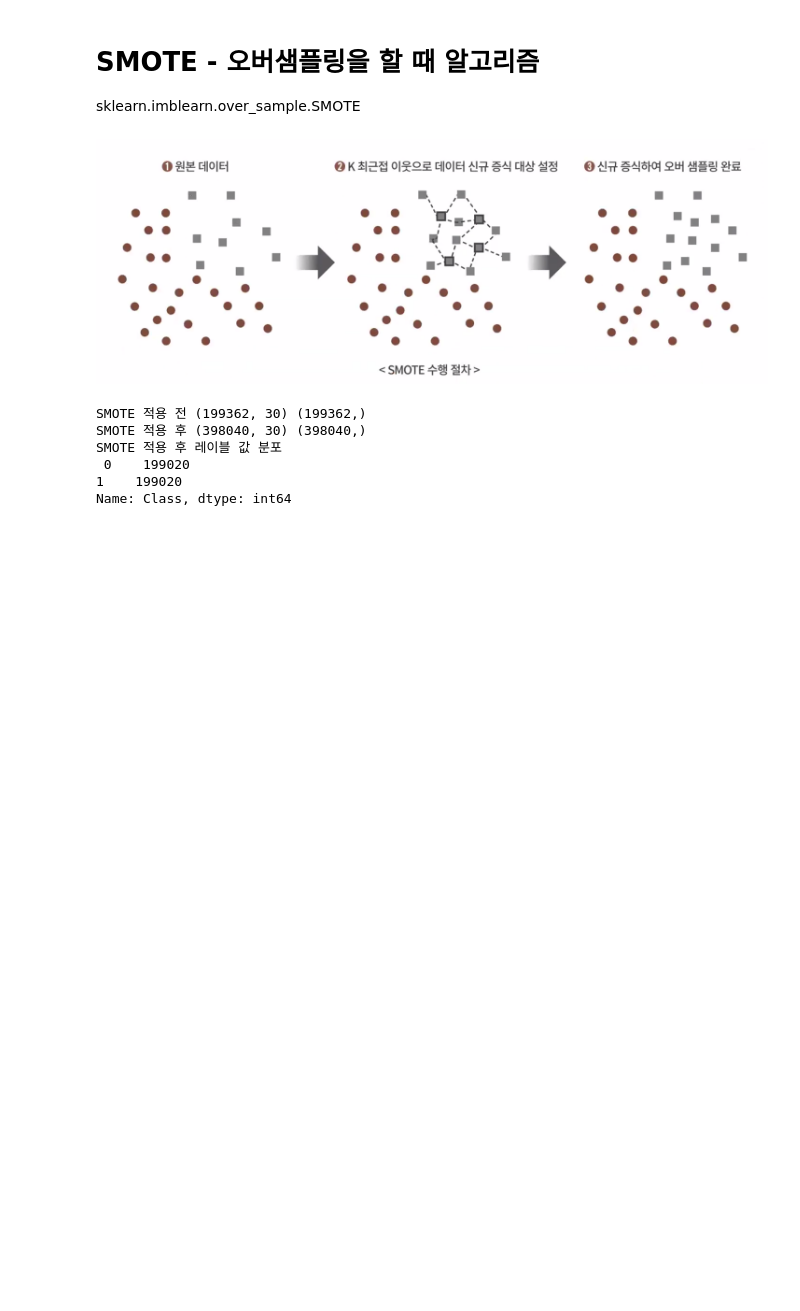
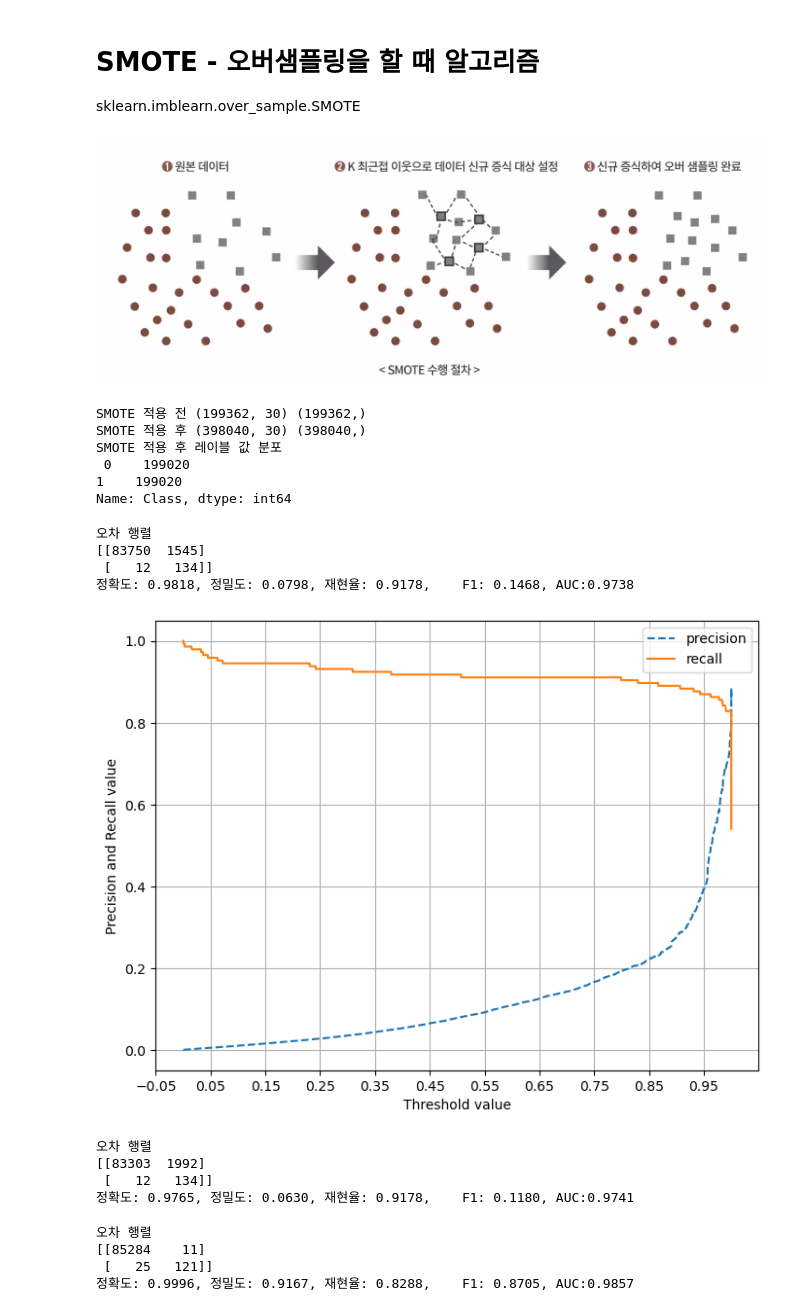
Before and after one commit to ZeroJoon2/MachineLearning, a Jupyter notebook: 15. 신용카드위조감지(선생님코드).ipynb, the cells around one changed output. Drawn from its saved outputs; the diff is of its cells as text; code cells hidden in the pictures; blank space fills up the shorter version.

```diff
--- a/15. 신용카드위조감지(선생님코드).ipynb
+++ b/15. 신용카드위조감지(선생님코드).ipynb
@@ -286,3 +286,75 @@ SMOTE 적용 후 레이블 값 분포
  0    199020
 1    199020
 Name: Class, dtype: int64
+# %%
+lr_clf = LogisticRegression(max_iter = 1000)
+
+get_model_train_eval(lr_clf
+                     , ftr_train = X_train_over
+                     , ftr_test = X_test
+                     , tgt_train = y_train_over
+                     , tgt_test = y_test
+                     )
+# %% [output]
+오차 행렬
+[[83750  1545]
+ [   12   134]]
+정확도: 0.9818, 정밀도: 0.0798, 재현율: 0.9178,    F1: 0.1468, AUC:0.9738
+# %%
+from sklearn.metrics import precision_recall_curve
+
+def precision_recall_curve_plot(y_test=None, pred_proba_c1=None):
+    # threshold ndarray와 이 threshold에 따른 정밀도, 재현율 ndarray 추출.
+    precisions, recalls, thresholds = precision_recall_curve( y_test, pred_proba_c1)
+
+    # X축을 threshold값으로, Y축은 정밀도, 재현율 값으로 각각 Plot 수행. 정밀도는 점선으로 표시
+    plt.figure(figsize=(8,6))
+    threshold_boundary = thresholds.shape[0]
+    plt.plot(thresholds, precisions[0:threshold_boundary], linestyle='--', label='precision')
+    plt.plot(thresholds, recalls[0:threshold_boundary],label='recall')
+
+    # threshold 값 X 축의 Scale을 0.1 단위로 변경
+    start, end = plt.xlim()
+    plt.xticks(np.round(np.arange(start, end, 0.1),2))
+
+    # x축, y축 label과 legend, 그리고 grid 설정
+    plt.xlabel('Threshold value'); plt.ylabel('Precision and Recall value')
+    plt.legend(); plt.grid()
+    plt.show()
+# %%
+precision_recall_curve_plot(y_test
+                            , lr_clf.predict_proba(X_test)[: ,1])
+# %% [output]
+[figure, added]
+# %%
+lr_clf = LogisticRegression()
+get_model_train_eval(lr_clf
+                     , X_train_over
+                     , X_test
+                     , y_train_over
+                     , y_test)
+# %% [output]
+오차 행렬
+[[83303  1992]
+ [   12   134]]
+정확도: 0.9765, 정밀도: 0.0630, 재현율: 0.9178,    F1: 0.1180, AUC:0.9741
+# %%
+## LGBM - SMOTE
+from lightgbm import LGBMClassifier
+
+lgbm_clf = LGBMClassifier(n_estimators=1000
+                          , num_leaves=64
+                          , n_jobs=-1
+                          , boost_from_average = False)
+
+get_model_train_eval(lgbm_clf
+                     , ftr_train = X_train_over
+                     , ftr_test=X_test
+                     , tgt_train = y_train_over
+                     , tgt_test  = y_test
+                     )
+# %% [output]
+오차 행렬
+[[85284    11]
+ [   25   121]]
+정확도: 0.9996, 정밀도: 0.9167, 재현율: 0.8288,    F1: 0.8705, AUC:0.9857
```
Also changed, not shown: parts of 1 cell of this notebook, 2 other files.
